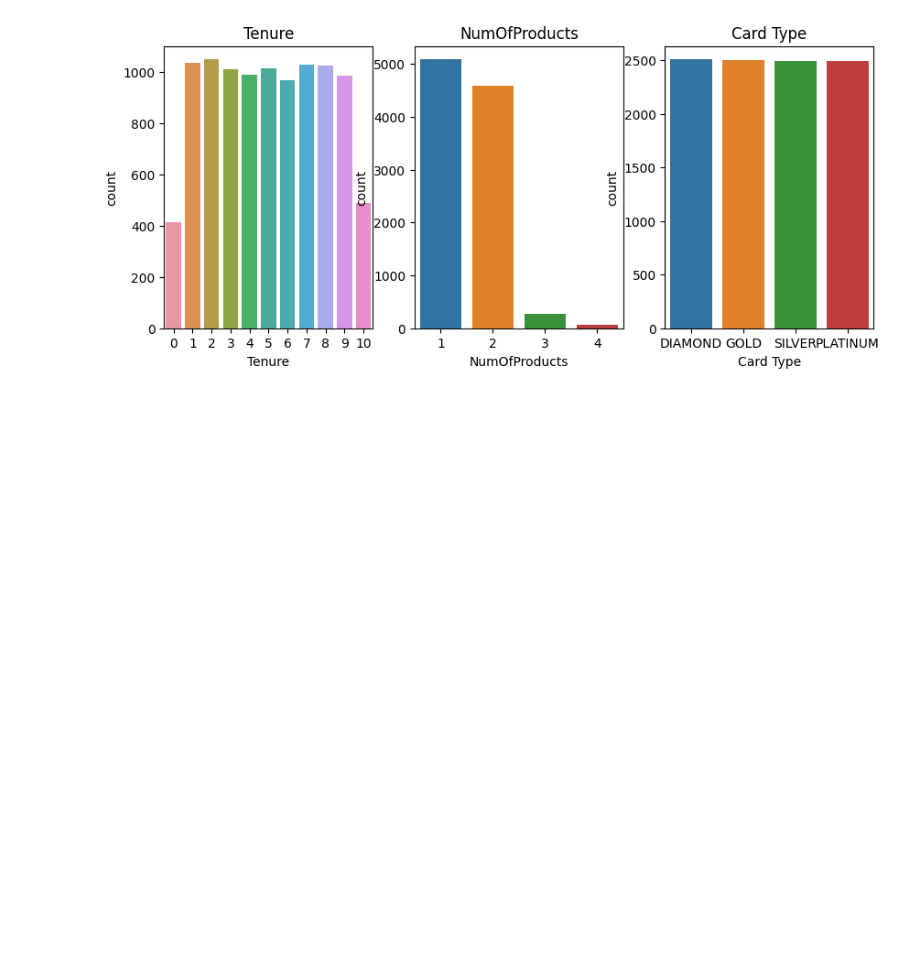
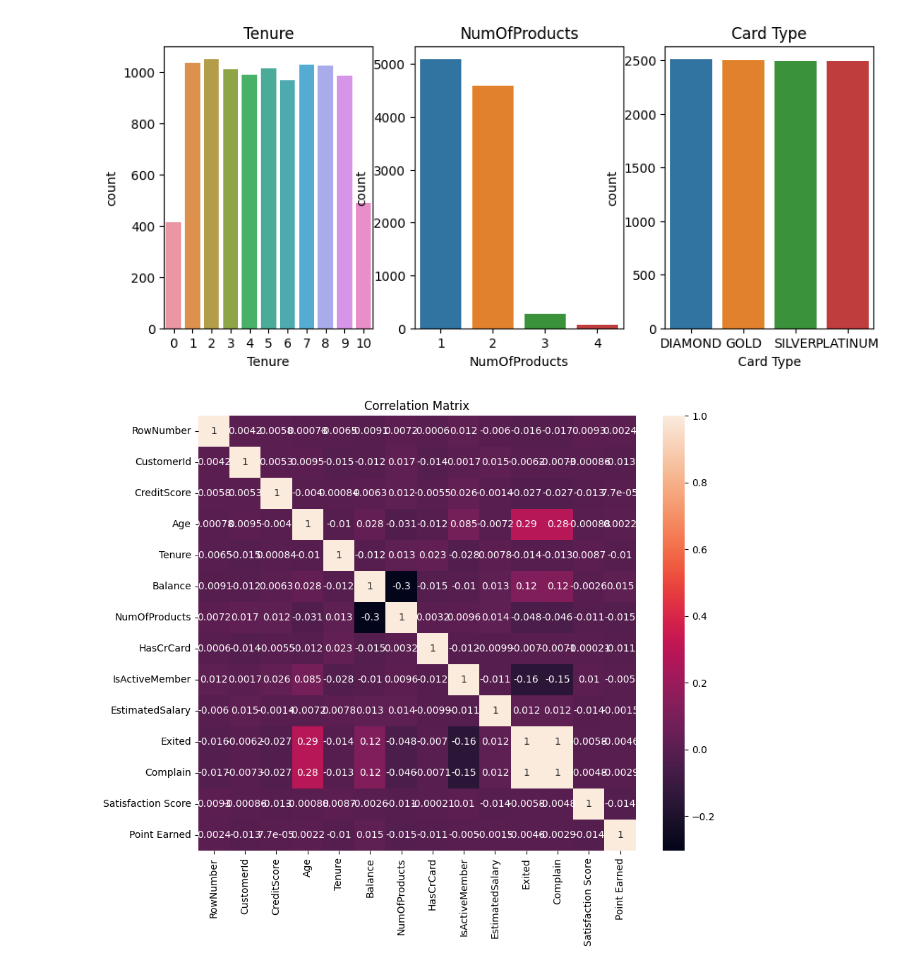
Before and after one commit to yasminmufidah/Data_Analysis_with_Python, a Jupyter notebook: Bank_Customer_Churn.ipynb, the cells around one changed output. Saved outputs shown, nothing was run; the diff lists cells and outputs as text; code cells hidden in the pictures; blank space fills up the shorter version.

```diff
--- a/Bank_Customer_Churn.ipynb
+++ b/Bank_Customer_Churn.ipynb
@@ -157,3 +190,13 @@ for i, col in enumerate(param3):
   ax[i].set_title(f'{col}')
 # %% [output]
 [figure]
+# %%
+correlation_matrix = df.corr(numeric_only=True)
+
+fig, ax = plt.subplots(figsize=(10,8))
+
+sns.heatmap(correlation_matrix, annot=True, ax=ax)
+ax.set_title('Correlation Matrix')
+plt.show()
+# %% [output]
+[figure, added]
```
Also changed, not shown: parts of 4 cells of this notebook, 1 other file.
